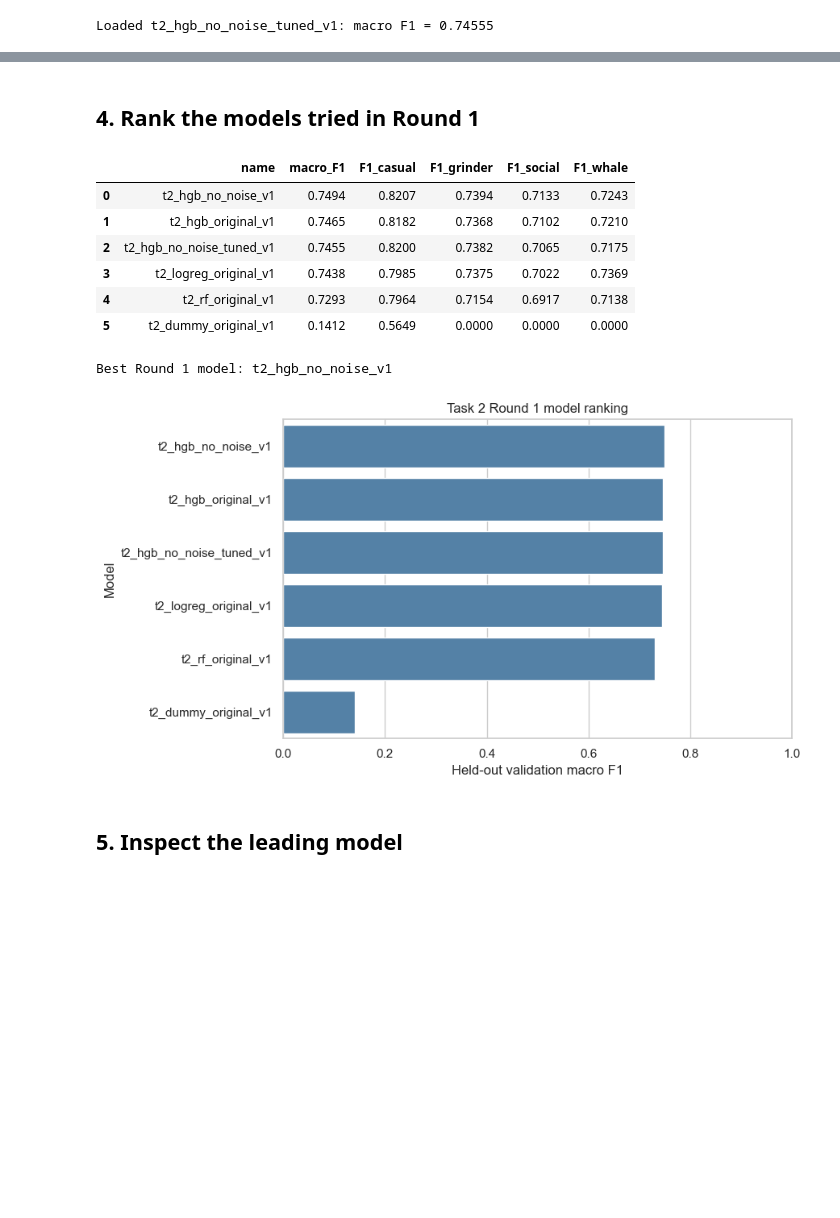
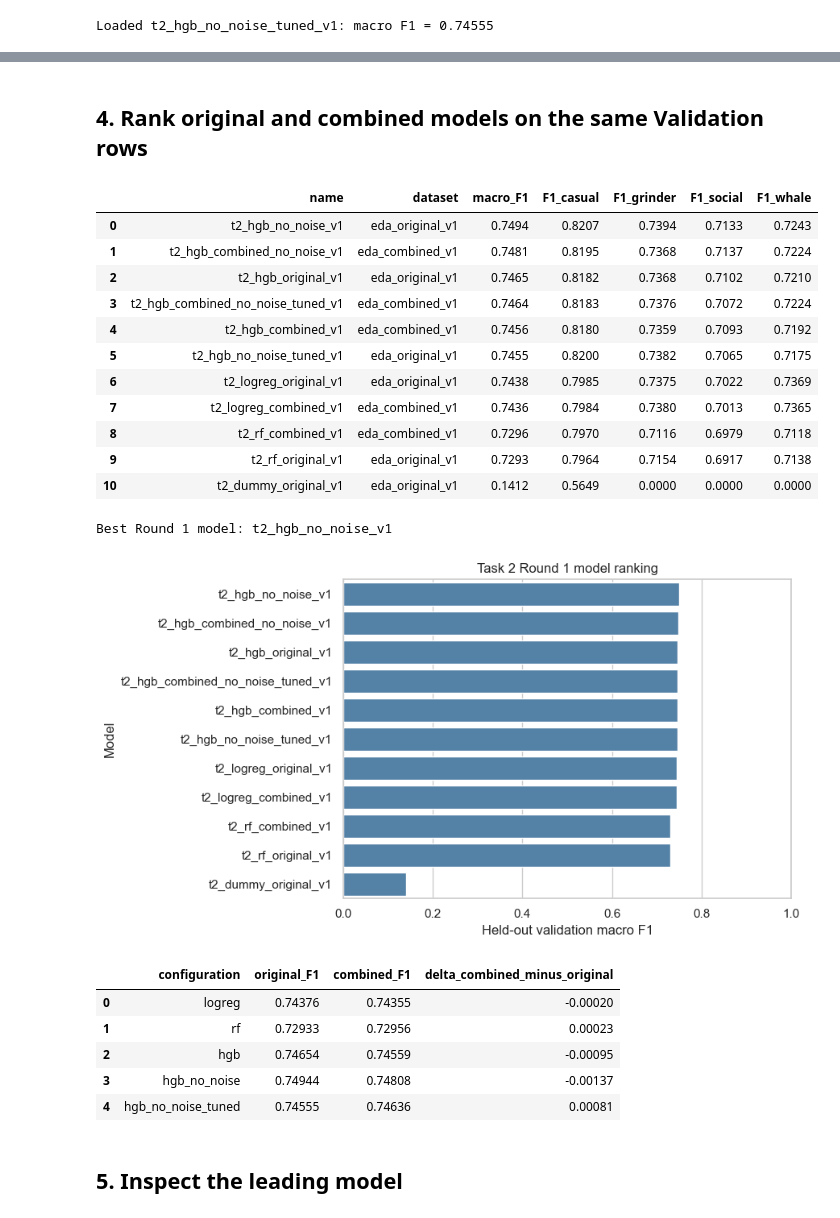
Before and after one commit to jakkarin-promsee/cpe342-ml-kaggle, a Jupyter notebook: src/task2/models/model.ipynb, the cells around one changed output, grey strips where cells are left out. Drawn from its saved outputs; the diff is of its cells as text; code cells hidden in the pictures; blank space fills up the shorter version.

```diff
--- a/src/task2/models/model.ipynb
+++ b/src/task2/models/model.ipynb
@@ -239,41 +358,72 @@ Loaded t2_hgb_no_noise_tuned_v1: macro F1 = 0.74555
 # %% [markdown]
-## 4. Rank the models tried in Round 1
+## 4. Rank original and combined models on the same Validation rows
 # %%
 round1_names = [
     "t2_dummy_original_v1", "t2_logreg_original_v1",
     "t2_rf_original_v1", "t2_hgb_original_v1",
     "t2_hgb_no_noise_v1", "t2_hgb_no_noise_tuned_v1",
+    "t2_logreg_combined_v1", "t2_rf_combined_v1",
+    "t2_hgb_combined_v1", "t2_hgb_combined_no_noise_v1",
+    "t2_hgb_combined_no_noise_tuned_v1",
 ]
 index = read_evaluation_index(2)["evaluations"]
 assert all(name in index for name in round1_names)
 ranking_rows = []
 for name in round1_names:
-    pred = np.asarray(load_model(name).predict(X_valid)).reshape(-1)
+    data_name = json.loads(model_paths(name)[1].read_text(encoding="utf-8"))["data_name"]
+    valid_X = X_valid if data_name == DATA_NAME else X_valid_combined
+    pred = np.asarray(load_model(name).predict(valid_X)).reshape(-1)
     per_class = f1_score(y_valid, pred, labels=[0, 1, 2, 3], average=None,
                          zero_division=0)
-    row = {"name": name, "macro_F1": index[name]["score"]}
+    row = {"name": name, "dataset": data_name, "macro_F1": index[name]["score"]}
     row.update({f"F1_{label}": score for label, score in zip(
         ["casual", "grinder", "social", "whale"], per_class)})
     ranking_rows.append(row)
 ranking = pd.DataFrame(ranking_rows).sort_values("macro_F1", ascending=False).reset_index(drop=True)
 display(ranking.round(4))
 print("Best Round 1 model:", ranking.iloc[0]["name"])
 fig, ax = plt.subplots(figsize=(9, 5))
 sns.barplot(data=ranking, x="macro_F1", y="name", color="steelblue", ax=ax)
 ax.set(xlim=(0, 1), xlabel="Held-out validation macro F1", ylabel="Model",
        title="Task 2 Round 1 model ranking")
 plt.tight_layout()
 plt.show()
+# Matched deltas isolate the added features for otherwise identical settings.
+pairs = [
+    ("logreg", "t2_logreg_original_v1", "t2_logreg_combined_v1"),
+    ("rf", "t2_rf_original_v1", "t2_rf_combined_v1"),
+    ("hgb", "t2_hgb_original_v1", "t2_hgb_combined_v1"),
+    ("hgb_no_noise", "t2_hgb_no_noise_v1", "t2_hgb_combined_no_noise_v1"),
+    ("hgb_no_noise_tuned", "t2_hgb_no_noise_tuned_v1", "t2_hgb_combined_no_noise_tuned_v1"),
+]
+comparison = pd.DataFrame([
+    {"configuration": label, "original_F1": index[old]["score"],
+     "combined_F1": index[new]["score"],
+     "delta_combined_minus_original": index[new]["score"] - index[old]["score"]}
+    for label, old, new in pairs
+])
+display(comparison.round(5))
 # %% [output]
-|  | name | macro_F1 | F1_casual | F1_grinder | F1_social | F1_whale |
-| 0 | t2_hgb_no_noise_v1 | 0.7494 | 0.8207 | 0.7394 | 0.7133 | 0.7243 |
-| 1 | t2_hgb_original_v1 | 0.7465 | 0.8182 | 0.7368 | 0.7102 | 0.7210 |
-| 2 | t2_hgb_no_noise_tuned_v1 | 0.7455 | 0.8200 | 0.7382 | 0.7065 | 0.7175 |
-| 3 | t2_logreg_original_v1 | 0.7438 | 0.7985 | 0.7375 | 0.7022 | 0.7369 |
-| 4 | t2_rf_original_v1 | 0.7293 | 0.7964 | 0.7154 | 0.6917 | 0.7138 |
-| 5 | t2_dummy_original_v1 | 0.1412 | 0.5649 | 0.0000 | 0.0000 | 0.0000 |
+|  | name | dataset | macro_F1 | F1_casual | F1_grinder | F1_social | F1_whale |
+| 0 | t2_hgb_no_noise_v1 | eda_original_v1 | 0.7494 | 0.8207 | 0.7394 | 0.7133 | 0.7243 |
+| 1 | t2_hgb_combined_no_noise_v1 | eda_combined_v1 | 0.7481 | 0.8195 | 0.7368 | 0.7137 | 0.7224 |
+| 2 | t2_hgb_original_v1 | eda_original_v1 | 0.7465 | 0.8182 | 0.7368 | 0.7102 | 0.7210 |
+| 3 | t2_hgb_combined_no_noise_tuned_v1 | eda_combined_v1 | 0.7464 | 0.8183 | 0.7376 | 0.7072 | 0.7224 |
+| 4 | t2_hgb_combined_v1 | eda_combined_v1 | 0.7456 | 0.8180 | 0.7359 | 0.7093 | 0.7192 |
+| 5 | t2_hgb_no_noise_tuned_v1 | eda_original_v1 | 0.7455 | 0.8200 | 0.7382 | 0.7065 | 0.7175 |
+| 6 | t2_logreg_original_v1 | eda_original_v1 | 0.7438 | 0.7985 | 0.7375 | 0.7022 | 0.7369 |
+| 7 | t2_logreg_combined_v1 | eda_combined_v1 | 0.7436 | 0.7984 | 0.7380 | 0.7013 | 0.7365 |
+| 8 | t2_rf_combined_v1 | eda_combined_v1 | 0.7296 | 0.7970 | 0.7116 | 0.6979 | 0.7118 |
+| 9 | t2_rf_original_v1 | eda_original_v1 | 0.7293 | 0.7964 | 0.7154 | 0.6917 | 0.7138 |
+| 10 | t2_dummy_original_v1 | eda_original_v1 | 0.1412 | 0.5649 | 0.0000 | 0.0000 | 0.0000 |
 Best Round 1 model: t2_hgb_no_noise_v1
-[figure, old version]
+[figure, new version]
+|  | configuration | original_F1 | combined_F1 | delta_combined_minus_original |
+| 0 | logreg | 0.74376 | 0.74355 | -0.00020 |
+| 1 | rf | 0.72933 | 0.72956 | 0.00023 |
+| 2 | hgb | 0.74654 | 0.74559 | -0.00095 |
+| 3 | hgb_no_noise | 0.74944 | 0.74808 | -0.00137 |
+| 4 | hgb_no_noise_tuned | 0.74555 | 0.74636 | 0.00081 |
 # %% [markdown]
 ## 5. Inspect the leading model
 # %%
```
Also changed, not shown: parts of 14 cells of this notebook.
